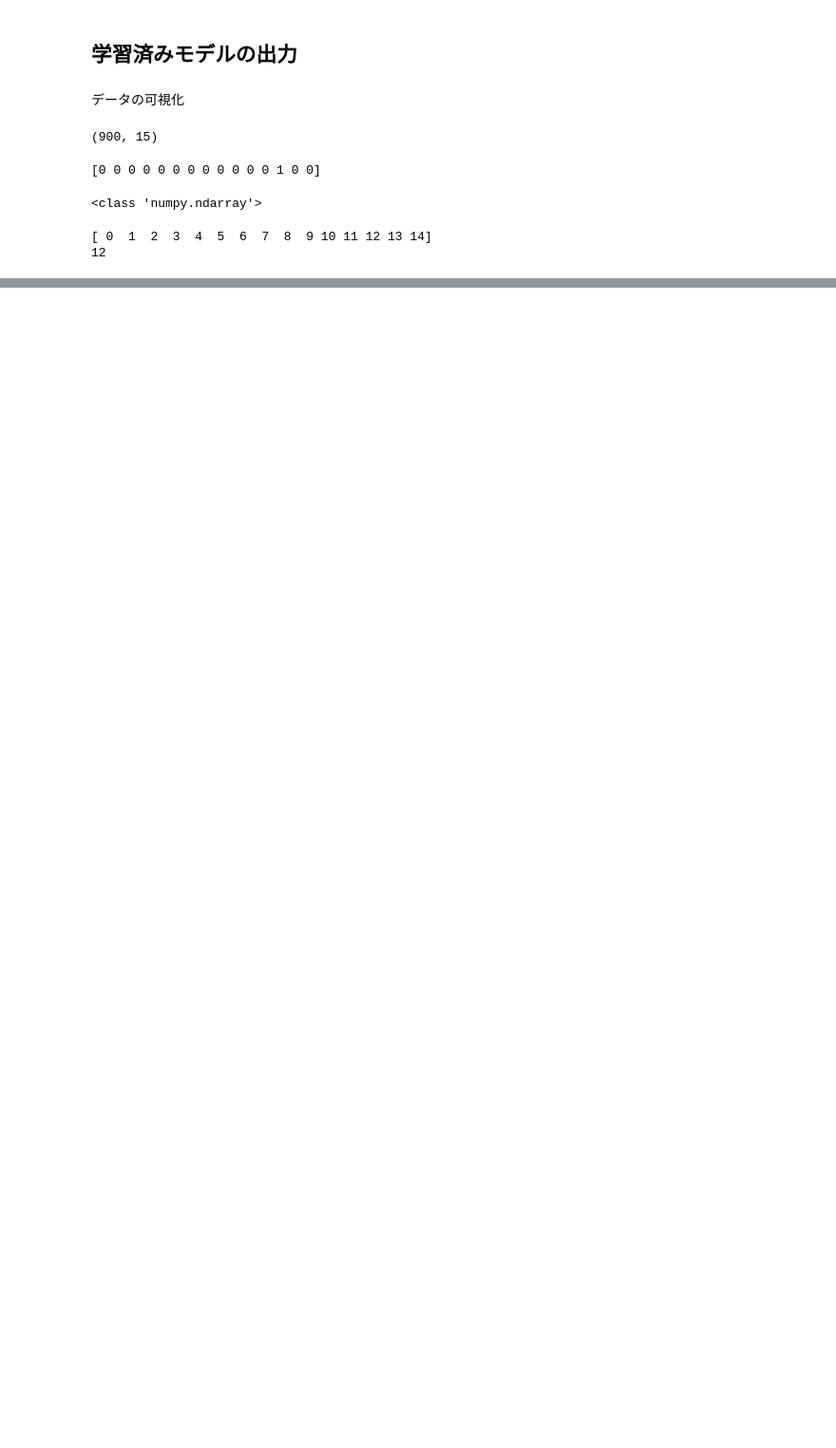
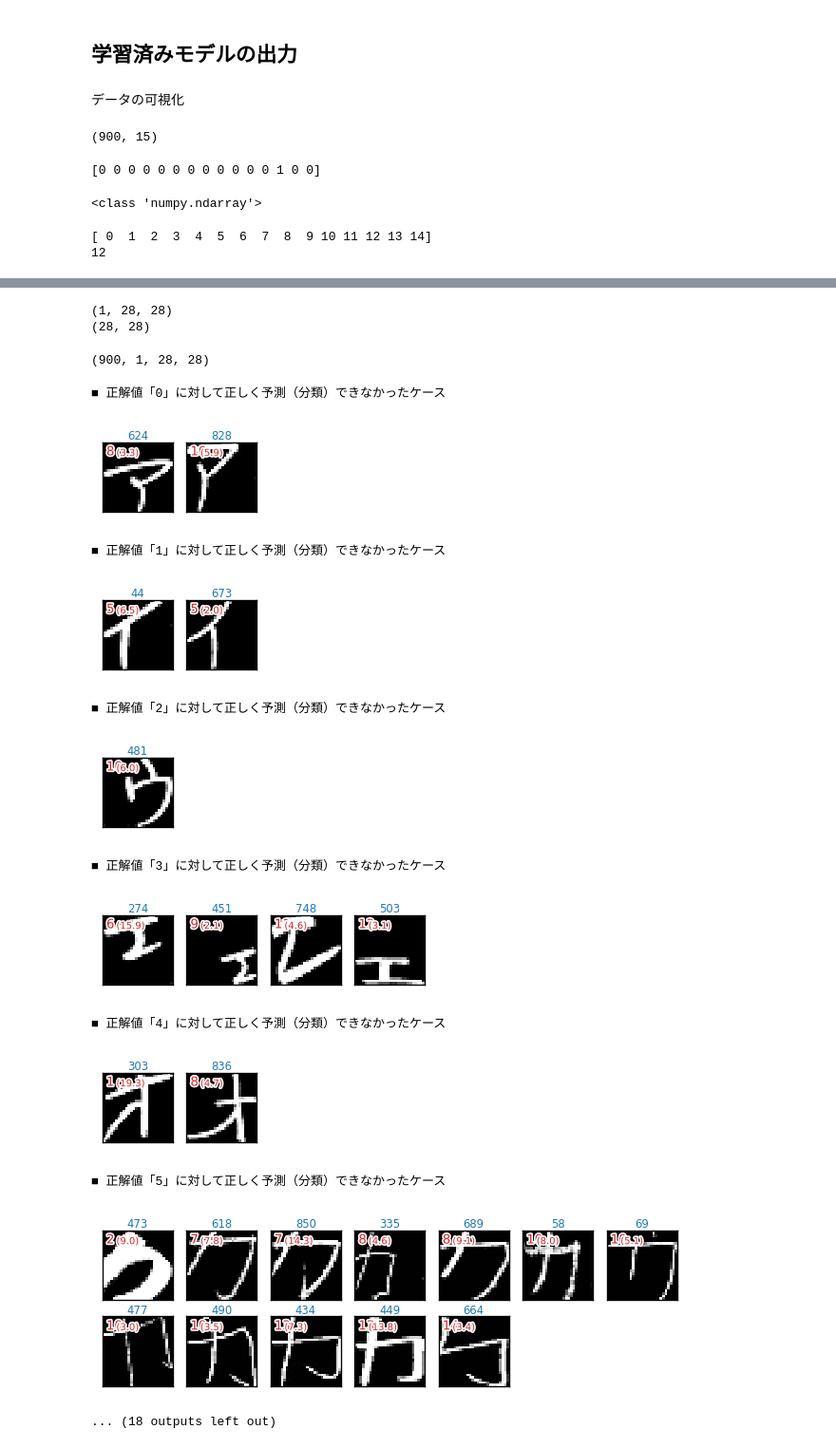
Before and after one commit to tnonoyama/dl_online_2023_1_submit_katakana, a Jupyter notebook: kadai/train_edit.ipynb, the cells around one changed output, grey strips where cells are left out. Shown: that part at 95% size. Cells and saved outputs as stored; diff of their text form; code cells hidden in the pictures; blank space fills up the shorter version.

```diff
--- a/kadai/train_edit.ipynb
+++ b/kadai/train_edit.ipynb
@@ -435,5 +443,5 @@ print(test_pred[0])
 # %%
-df = pd.DataFrame({'ground_truth':test_labels, 'prediction':test_pred})
+df = pd.DataFrame({'ground_truth':test_id, 'prediction':test_pred[9]})
 display(df.head(5))  # 先頭から5行を表示
 display(df.tail(5))  # 末尾から5行を表示
 # %% [output]
@@ -440,0 +460,8 @@ Exception: Data must be 1-dimensional
+# %%
+# 「正解」と「予測」が一致していない行を抽出
+df2 = df[df['ground_truth']!=df['prediction']]
+display(df2.head(5))
+
+# 昇順にソート 第1キー'ground_truth'、第2キー'prediction
+df2 = df2.sort_values(['ground_truth', 'prediction'])
+display(df2.head(5))
@@ -440,0 +490,67 @@ Exception: Data must be 1-dimensional
+# %%
+print(test[0].shape)
+test_2d = test[0].reshape(28, 28)
+
+print(test_2d.shape)
+# %% [output]
+(1, 28, 28)
+(28, 28)
+# %%
+print(test.shape)
+# %% [output]
+(900, 1, 28, 28)
+# %%
+test_image = test.reshape(900, 28, 28) # 各画像を2次元配列にしてmatplotlibが出力できるようにする
+
+s_test = snet.predict( np.array(test) ) # 出力層の値
+
+for t in range(0,15):
+
+  print(f'■ 正解値「{t}」に対して正しく予測（分類）できなかったケース')
+
+  # 正解値が t の行を抽出
+  index_list = list(df2[df2['ground_truth']==t].index.values)
+
+  # matplotlib 出力
+  n_cols = 7
+  n_rows = ((len(index_list)-1)//n_cols)+1
+  fig, ax = plt.subplots(nrows=n_rows, ncols=n_cols, figsize=(6.5, 0.9*n_rows), dpi=120)
+  for i,ax in enumerate( np.ravel(ax) ):
+    if i < len(index_list):
+
+      p = index_list[i]
+      ax.imshow(test_image[p],interpolation='nearest',vmin=0.,vmax=1.,cmap='Greys')
+
+      # 予測（分類）を左上に表示
+      t = ax.text(1, 1, f'{test_pred[9][p]}', verticalalignment='top', fontsize=8, color='tab:red')
+      t.set_path_effects([pe.Stroke(linewidth=2, foreground='white'), pe.Normal()])
+
+      # 予測（分離）に対応する出力層のニューロンの値を括弧で表示
+      t = ax.text(5, 2, f'({s_test[p].max():.1f})', verticalalignment='top', fontsize=6, color='tab:red')
+      t.set_path_effects([pe.Stroke(linewidth=2, foreground='white'), pe.Normal()])
+
+      # 目盛などを非表示に
+      ax.tick_params(axis='both', which='both', left=False, labelleft=False,
+                     bottom=False, labelbottom=False)
+
+      # 青色でインデックスを表示
+      ax.set_title(index_list[i],fontsize=7,pad=1.5,color='tab:blue')
+
+    else :
+      ax.axis('off') # 余白処理
+
+  plt.show()
+# %% [output]
+■ 正解値「0」に対して正しく予測（分類）できなかったケース
+[figure, added]
+■ 正解値「1」に対して正しく予測（分類）できなかったケース
+[figure, added]
+■ 正解値「2」に対して正しく予測（分類）できなかったケース
+[figure, added]
+■ 正解値「3」に対して正しく予測（分類）できなかったケース
+[figure, added]
+■ 正解値「4」に対して正しく予測（分類）できなかったケース
+[figure, added]
+■ 正解値「5」に対して正しく予測（分類）できなかったケース
+[figure, added]
+... (18 outputs left out)
```
Also changed, not shown: parts of 12 cells of this notebook.
